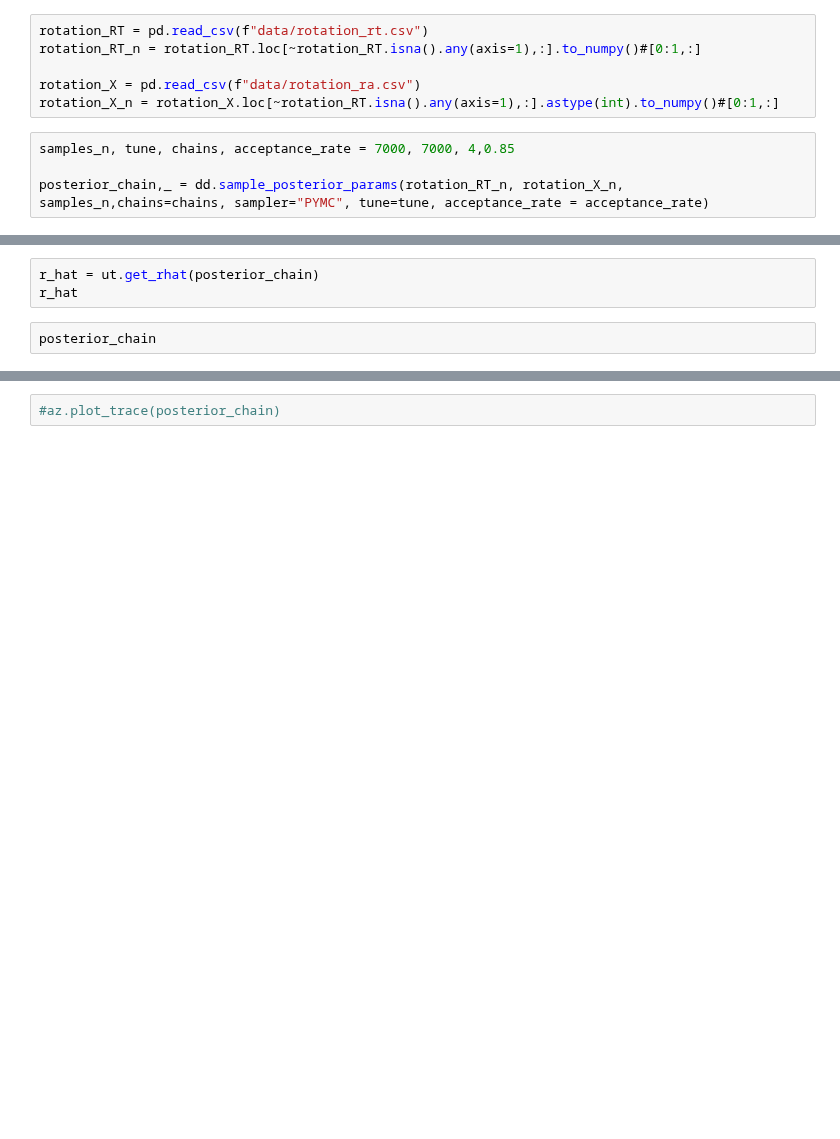
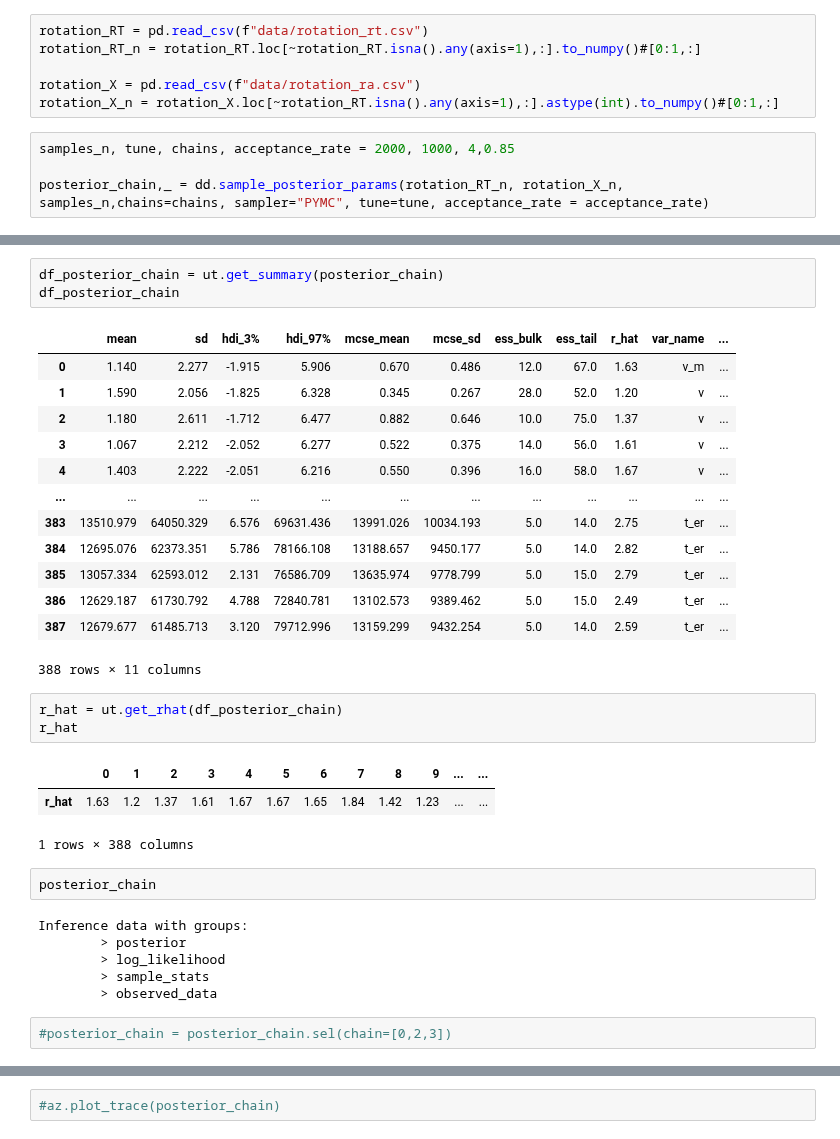
Before and after one commit to rkmalaiya/stochastic_cognitive_dynamics, a Jupyter notebook: examples/diffusion_mental_rotation.ipynb, the cells around one changed output, grey strips where cells are left out. Saved outputs shown, nothing was run; the diff lists cells and outputs as text; blank space fills up the shorter version.

```diff
--- a/examples/diffusion_mental_rotation.ipynb
+++ b/examples/diffusion_mental_rotation.ipynb
@@ -19,7 +18,7 @@ rotation_RT_n = rotation_RT.loc[~rotation_RT.isna().any(axis=1),:].to_numpy()#[0
 rotation_X = pd.read_csv(f"data/rotation_ra.csv")
 rotation_X_n = rotation_X.loc[~rotation_RT.isna().any(axis=1),:].astype(int).to_numpy()#[0:1,:]
 # %%
-samples_n, tune, chains, acceptance_rate = 7000, 7000, 4,0.85
+samples_n, tune, chains, acceptance_rate = 2000, 1000, 4,0.85
 
 posterior_chain,_ = dd.sample_posterior_params(rotation_RT_n, rotation_X_n,
 samples_n,chains=chains, sampler="PYMC", tune=tune, acceptance_rate = acceptance_rate)
@@ -32,7 +40,36 @@ KeyboardInterrupt:
+# %%
+df_posterior_chain = ut.get_summary(posterior_chain)
+df_posterior_chain
+# %% [output]
+|  | mean | sd | hdi_3% | hdi_97% | mcse_mean | mcse_sd | ess_bulk | ess_tail | r_hat | var_name | ... |
+| 0 | 1.140 | 2.277 | -1.915 | 5.906 | 0.670 | 0.486 | 12.0 | 67.0 | 1.63 | v_m | ... |
+| 1 | 1.590 | 2.056 | -1.825 | 6.328 | 0.345 | 0.267 | 28.0 | 52.0 | 1.20 | v | ... |
+| 2 | 1.180 | 2.611 | -1.712 | 6.477 | 0.882 | 0.646 | 10.0 | 75.0 | 1.37 | v | ... |
+| 3 | 1.067 | 2.212 | -2.052 | 6.277 | 0.522 | 0.375 | 14.0 | 56.0 | 1.61 | v | ... |
+| 4 | 1.403 | 2.222 | -2.051 | 6.216 | 0.550 | 0.396 | 16.0 | 58.0 | 1.67 | v | ... |
+| ... | ... | ... | ... | ... | ... | ... | ... | ... | ... | ... | ... |
+| 383 | 13510.979 | 64050.329 | 6.576 | 69631.436 | 13991.026 | 10034.193 | 5.0 | 14.0 | 2.75 | t_er | ... |
+| 384 | 12695.076 | 62373.351 | 5.786 | 78166.108 | 13188.657 | 9450.177 | 5.0 | 14.0 | 2.82 | t_er | ... |
+| 385 | 13057.334 | 62593.012 | 2.131 | 76586.709 | 13635.974 | 9778.799 | 5.0 | 15.0 | 2.79 | t_er | ... |
+| 386 | 12629.187 | 61730.792 | 4.788 | 72840.781 | 13102.573 | 9389.462 | 5.0 | 15.0 | 2.49 | t_er | ... |
+| 387 | 12679.677 | 61485.713 | 3.120 | 79712.996 | 13159.299 | 9432.254 | 5.0 | 14.0 | 2.59 | t_er | ... |
+388 rows × 11 columns
 # %%
-r_hat = ut.get_rhat(posterior_chain)
+r_hat = ut.get_rhat(df_posterior_chain)
 r_hat
+# %% [output]
+|  | 0 | 1 | 2 | 3 | 4 | 5 | 6 | 7 | 8 | 9 | ... | ... |
+| r_hat | 1.63 | 1.2 | 1.37 | 1.61 | 1.67 | 1.67 | 1.65 | 1.84 | 1.42 | 1.23 | ... | ... |
+1 rows × 388 columns
 # %%
 posterior_chain
+# %% [output]
+Inference data with groups:
+        > posterior
+        > log_likelihood
+        > sample_stats
+        > observed_data
+# %%
+#posterior_chain = posterior_chain.sel(chain=[0,2,3])
 # %%
 az.summary(posterior_chain)
```
Also changed, not shown: parts of 13 cells of this notebook, 7 other files.
